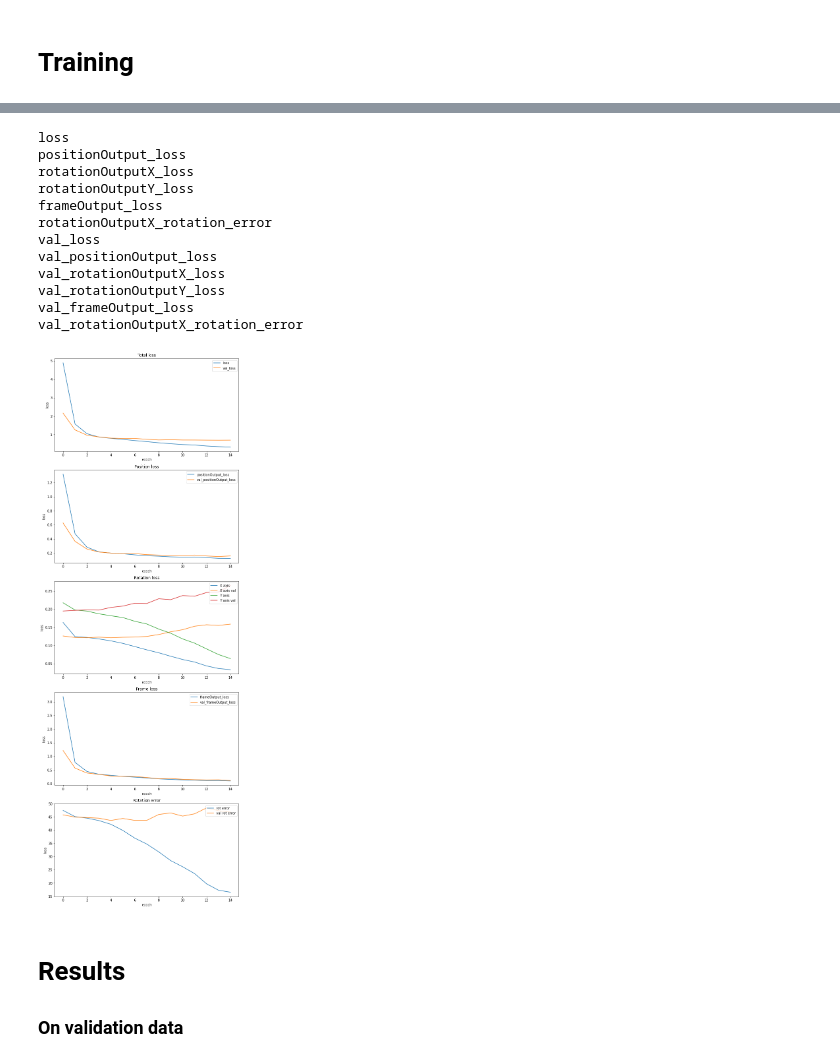
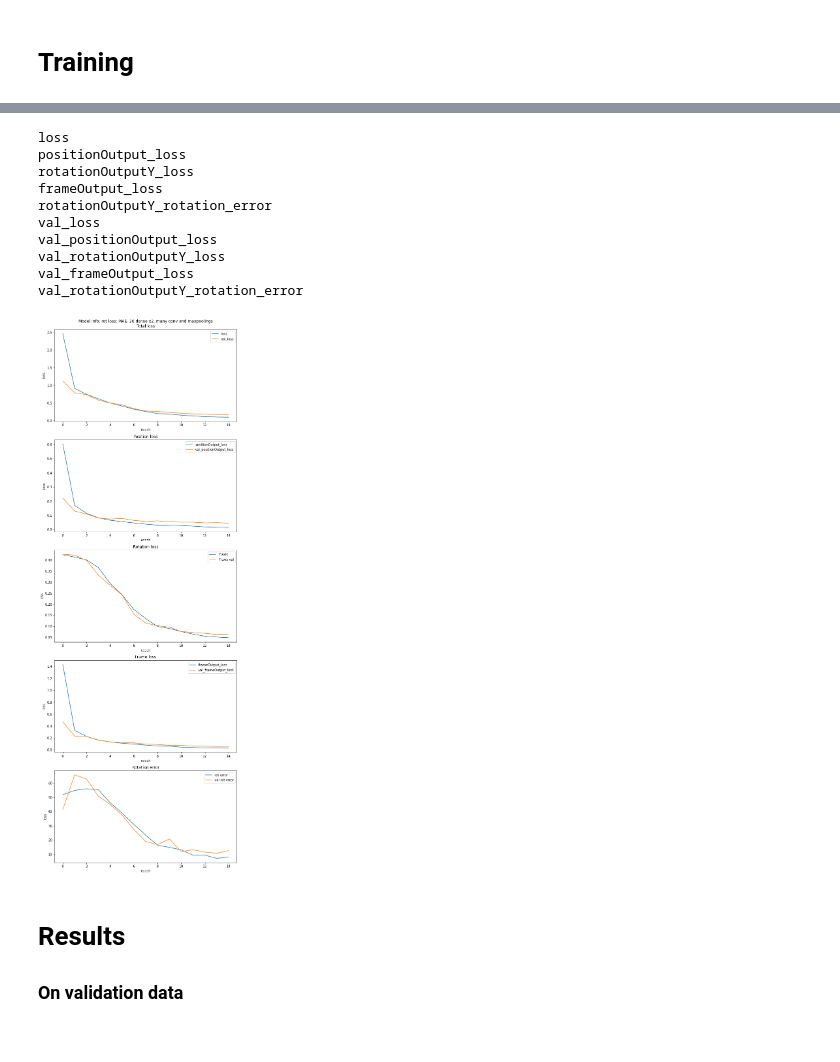
Before and after one commit to mateuszbugaj/Position_and_rotation_CNN, a Jupyter notebook: position_rotation_rgb.ipynb, the cells around one changed output, grey strips where cells are left out. Saved outputs shown, nothing was run; the diff lists cells and outputs as text; code cells hidden in the pictures.

```diff
--- a/position_rotation_rgb.ipynb
+++ b/position_rotation_rgb.ipynb
@@ -21,7 +21,7 @@ from tensorflow.keras.layers import Dense, Dropout, Activation, Flatten, Conv2D,
 # %% [markdown]
 # Preparing data
 # %%
-DATADIR = "dataset_generator/images/pos_and_rot_7/"
+DATADIR = "dataset_generator/images/pos_and_rot_8/"
 JSON_file_name = "data.txt"
 IMAGES = 2_000
 OG_IMG_SIZE = 800
@@ -344,12 +367,21 @@ ________________________________________________________________________________
 # %%
 training_data = X[:int(IMAGES*0.8)]
 validation_data = X[:int(IMAGES*0.2)]
+
+# history = model.fit(x = training_data,
+#                     validation_data = validation_data,
+#                     y = {"frameOutput": y[:, 0:4],
+#                          "positionOutput": y[:, 4:7],
+#                          "rotationOutputX": y[:, 7:10],
+#                          "rotationOutputY": y[:, 10:13]},
+#                     batch_size = 32,
+#                     epochs = 30,
+#                     validation_split = 0.2)
 
 history = model.fit(x = training_data,
                     validation_data = validation_data,
                     y = {"frameOutput": y[:, 0:4],
                          "positionOutput": y[:, 4:7],
-                         "rotationOutputX": y[:, 7:10],
                          "rotationOutputY": y[:, 10:13]},
                     batch_size = 32,
                     epochs = 15,
@@ -383,7 +415,10 @@ axs[0].plot(history.history['val_loss'], label = "val_loss")
 axs[0].set_ylabel('loss')
 axs[0].set_xlabel('epoch')
 axs[0].legend(loc='upper right')
-axs[0].set_title("Total loss")
+axs[0].set_title(
+    "Model info: rot loss: MAE, 20 dense x2, many conv and maxpoolings\n" + \
+    "Total loss"
+)
 
 axs[1].plot(history.history['positionOutput_loss'], label = "positionOutput_loss")
 axs[1].plot(history.history['val_positionOutput_loss'], label = "val_positionOutput_loss")
@@ -392,44 +427,40 @@ axs[1].set_xlabel('epoch')
 axs[1].legend(loc='upper right')
 axs[1].set_title("Position loss")
 
-axs[2].plot(history.history['rotationOutputX_loss'], label = "X axis")
-axs[2].plot(history.history['val_rotationOutputX_loss'], label = "X axis val")
 axs[2].plot(history.history['rotationOutputY_loss'], label = "Y axis")
 axs[2].plot(history.history['val_rotationOutputY_loss'], label = "Y axis val")
 axs[2].set_ylabel('loss')
 axs[2].set_xlabel('epoch')
 axs[2].legend(loc='upper right')
 axs[2].set_title("Rotation loss")
 
 axs[3].plot(history.history['frameOutput_loss'], label = "frameOutput_loss")
 axs[3].plot(history.history['val_frameOutput_loss'], label = "val_frameOutput_loss")
 axs[3].set_ylabel('loss')
 axs[3].set_xlabel('epoch')
 axs[3].legend(loc='upper right')
 axs[3].set_title("Frame loss")
 
-axs[4].plot(history.history['rotationOutputX_rotation_error'], label = "rot error")
-axs[4].plot(history.history['val_rotationOutputX_rotation_error'], label = "val rot error")
+axs[4].plot(history.history['rotationOutputY_rotation_error'], label = "rot error")
+axs[4].plot(history.history['val_rotationOutputY_rotation_error'], label = "val rot error")
 axs[4].set_ylabel('loss')
 axs[4].set_xlabel('epoch')
 axs[4].legend(loc='upper right')
 axs[4].set_title("Rotation error")
 
 plt.show()
 # %% [output]
 loss
 positionOutput_loss
-rotationOutputX_loss
 rotationOutputY_loss
 frameOutput_loss
-rotationOutputX_rotation_error
+rotationOutputY_rotation_error
 val_loss
 val_positionOutput_loss
-val_rotationOutputX_loss
 val_rotationOutputY_loss
 val_frameOutput_loss
-val_rotationOutputX_rotation_error
+val_rotationOutputY_rotation_error
-[figure, old version]
+[figure, new version]
 # %% [markdown]
 # Results
 ### On validation data
```
Also changed, not shown: parts of 5 cells of this notebook, 3 other files.
